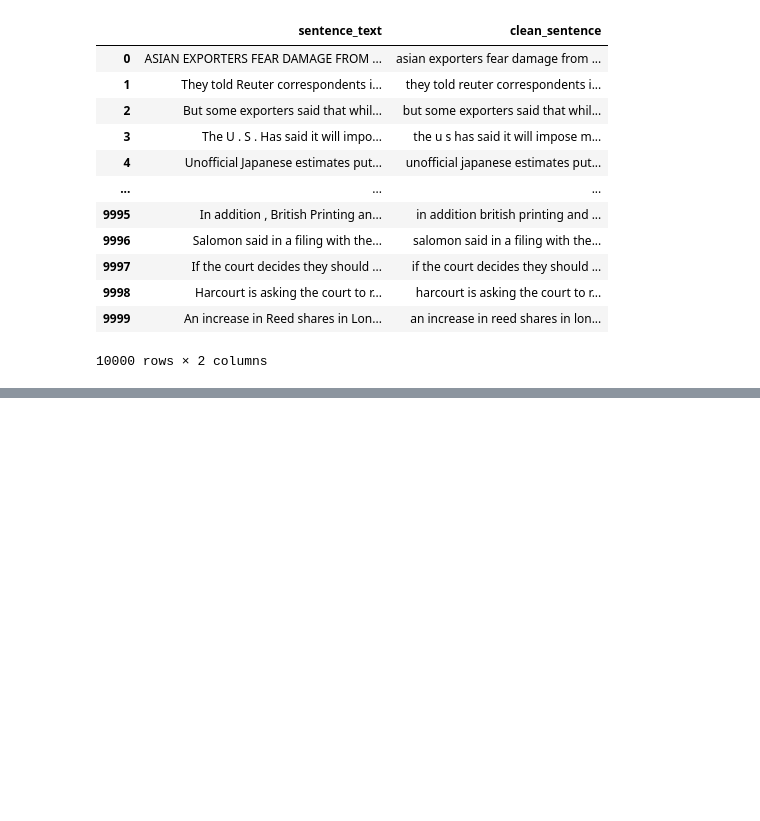
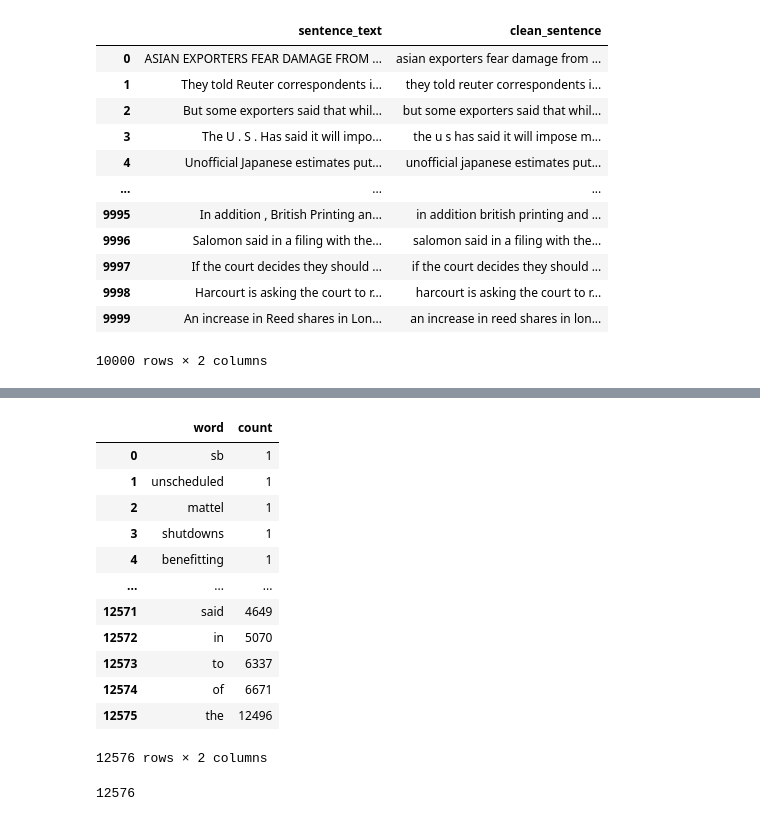
Before and after one commit to Toja007/Next-Word-Recommender-using-N-grams, a Jupyter notebook: ngram_nextword.ipynb, the cells around one changed output, grey strips where cells are left out. Saved outputs shown, nothing was run; the diff lists cells and outputs as text; code cells hidden in the pictures; blank space fills up the shorter version.

```diff
--- a/ngram_nextword.ipynb
+++ b/ngram_nextword.ipynb
@@ -62,0 +67,8 @@ dataset
+# %%
+all_words = " ".join(dataset['clean_sentence']).split()
+word_dict = {}
+for word in all_words:
+    if word in word_dict:
+        word_dict[word] = word_dict[word] + 1
+    else:
+        word_dict[word] = 1
@@ -62,0 +95,24 @@ dataset
+# %%
+words_df = pd.DataFrame({'word':list(word_dict.keys()), 'count':list(word_dict.values())})
+words_df = words_df.sort_values(by = ['count'])
+words_df.reset_index(inplace = True, drop=True)
+# %%
+words_df
+# %% [output]
+|  | word | count |
+| 0 | sb | 1 |
+| 1 | unscheduled | 1 |
+| 2 | mattel | 1 |
+| 3 | shutdowns | 1 |
+| 4 | benefitting | 1 |
+| ... | ... | ... |
+| 12571 | said | 4649 |
+| 12572 | in | 5070 |
+| 12573 | to | 6337 |
+| 12574 | of | 6671 |
+| 12575 | the | 12496 |
+12576 rows × 2 columns
+# %%
+len(words_df)
+# %% [output]
+12576
```
Also changed, not shown: parts of 26 cells of this notebook.
